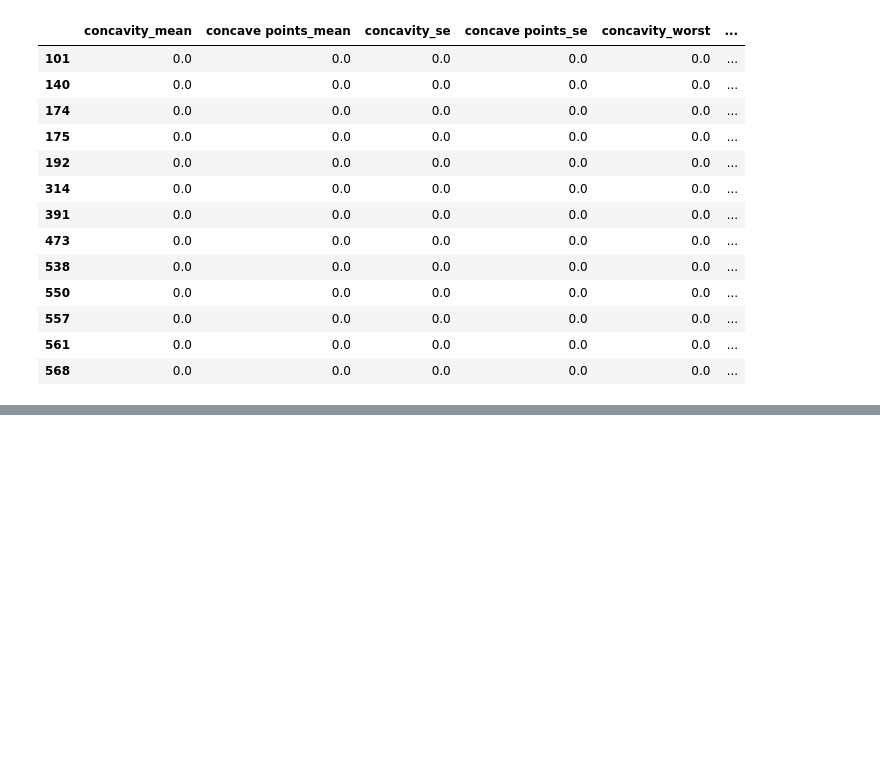
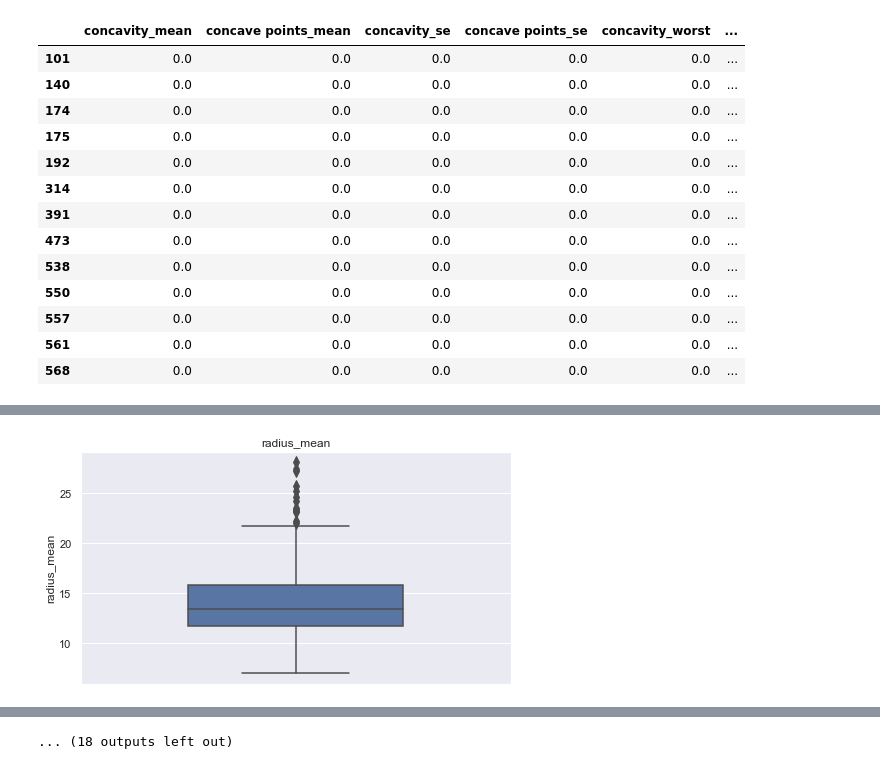
Before and after one commit to Snehashis100/Human-Disease-Diagnostic, a Jupyter notebook: breast cancer prediction analysis.ipynb, the cells around one changed output, grey strips where cells are left out. Cells and saved outputs as stored; diff of their text form; code cells hidden in the pictures; blank space fills up the shorter version.

```diff
--- a/breast cancer prediction analysis.ipynb
+++ b/breast cancer prediction analysis.ipynb
@@ -200,0 +324,12 @@ z[z==0].dropna(axis=0)
+# %%
+# Checking outliers after transformation by Z score
+log_data=data.copy()
+for feature in numerical_features:
+    each=np.log(log_data[feature])
+    outlier=[]
+    mn=np.mean(each)
+    st=np.std(each)
+    for i in each:
+        if np.abs((i -mn)/st) >3:
+            outlier.append(i)
+    print(f"Outliers of {feature} : {len(outlier)}")
@@ -200,0 +354,13 @@ z[z==0].dropna(axis=0)
+# %%
+# Checking outliers after transformation by IQR range
+for feature in numerical_features:
+    each=np.log(log_data[feature])
+    outlier=[]
+    q1,q3=np.percentile(each,[25,75])
+    iqr=q3-q1
+    lower=q1-1.5*(iqr)
+    upper=q3+1.5*(iqr)
+    for i in each:
+        if i<lower or i>upper:
+            outlier.append(i)
+    print(f"Outliers of {feature} : {len(outlier)}")
@@ -200,0 +387,8 @@ z[z==0].dropna(axis=0)
+# %%
+# Checking outliers by boxplot
+for feature in numerical_features:
+    sns.boxplot(y=feature,data=data,fliersize=8,width=0.5)
+    plt.title(feature)
+    plt.show()
+# %% [output]
+[figure, added]
@@ -200,0 +406 @@ z[z==0].dropna(axis=0)
+... (18 outputs left out)
```
Also changed, not shown: parts of 45 cells of this notebook, 1 other file.
